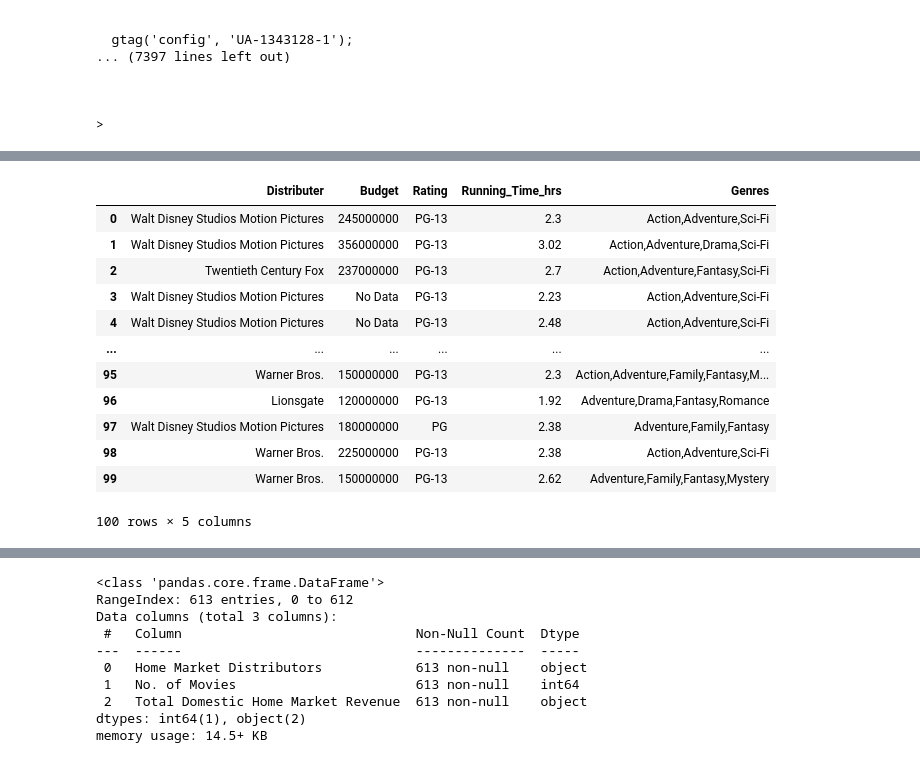
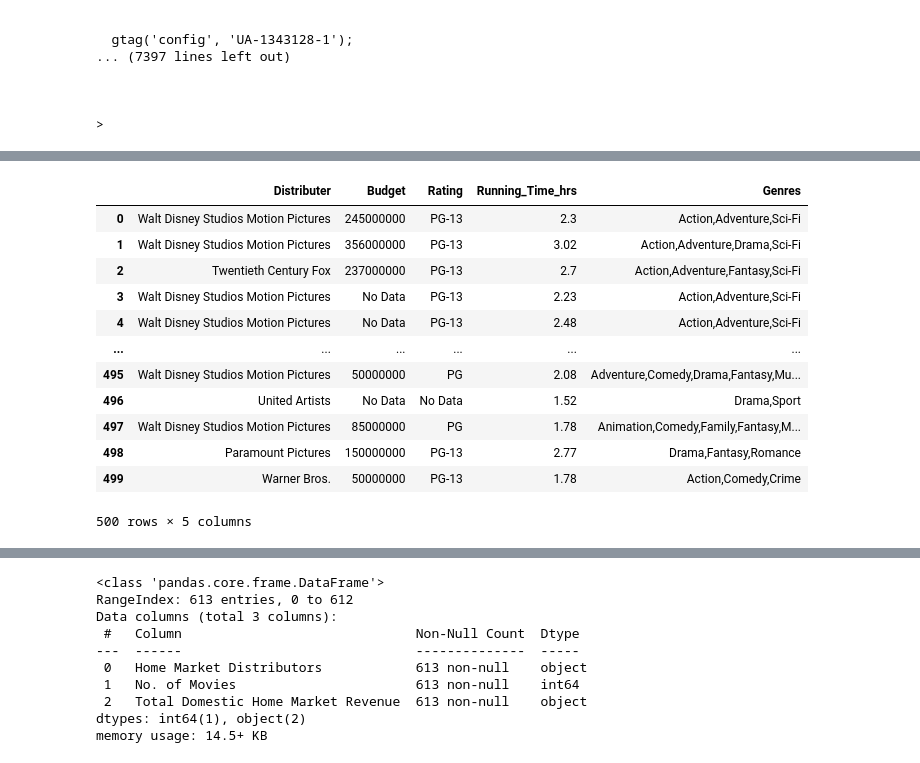
Before and after one commit to davebrown271/Microsoft-Movie-Analysis, a Jupyter notebook: movie_data.ipynb, the cells around one changed output, grey strips where cells are left out. Cells and saved outputs as stored; diff of their text form; code cells hidden in the pictures.

```diff
--- a/movie_data.ipynb
+++ b/movie_data.ipynb
@@ -113,0 +94,15 @@ df
+# %%
+url = 'https://www.boxofficemojo.com/chart/top_lifetime_gross/'
+base_url = 'https://www.boxofficemojo.com'
+df = pd.DataFrame()
+
+# Get HTML data for top 1000 grossing movies from Box Office Mojo
+for i in range(5):
+    html_page = requests.get(url)
+    soup = BeautifulSoup(html_page.content, 'html.parser')
+    fetched_data = get_table(soup)
+    if i < 4:
+        url = base_url + soup.findAll('li', class_='a-last')[0].find('a').attrs["href"]
+    df = df.append(fetched_data, ignore_index = True)
+
+df
@@ -143,7 +152,9 @@ def get_movie_data(url):
                 break
             if span.text == 'Running Time':
                 dur = spans[i+1].text.split() #imports duration as hours and minutes
-                duration = round(int(dur[0]) + int(dur[2])/60, 2) #converts to hours rounded to hundreths
+                if len(dur) == 2:
+                    dur.extend(['0','0'])
+                duration = round( (float(dur[0]) + float(dur[2])/60) , 2) #converts to hours rounded to hundreths
                 i+=1
                 break
             if span.text == 'Genres':
@@ -158,23 +169,23 @@ def get_movie_data(url):
 
     return df_movie
 # %%
-# loop to get data for first 100 movies
+# loop to get data from first 500 URLs from prior dataframe (broke this up due to timeout issues
 df2 = pd.DataFrame(columns = ['Distributer', 'Budget', 'Rating', 'Running_Time_hrs', 'Genres'])
-for url in df['URL'][:100]:
+for url in df['URL'][:500]:
     movie_data = get_movie_data(url)
     df2 = df2.append(movie_data, ignore_index=True)
 df2
 # %% [output]
 |  | Distributer | Budget | Rating | Running_Time_hrs | Genres |
 | 0 | Walt Disney Studios Motion Pictures | 245000000 | PG-13 | 2.3 | Action,Adventure,Sci-Fi |
 | 1 | Walt Disney Studios Motion Pictures | 356000000 | PG-13 | 3.02 | Action,Adventure,Drama,Sci-Fi |
 | 2 | Twentieth Century Fox | 237000000 | PG-13 | 2.7 | Action,Adventure,Fantasy,Sci-Fi |
 | 3 | Walt Disney Studios Motion Pictures | No Data | PG-13 | 2.23 | Action,Adventure,Sci-Fi |
 | 4 | Walt Disney Studios Motion Pictures | No Data | PG-13 | 2.48 | Action,Adventure,Sci-Fi |
 | ... | ... | ... | ... | ... | ... |
-| 95 | Warner Bros. | 150000000 | PG-13 | 2.3 | Action,Adventure,Family,Fantasy,M... |
-| 96 | Lionsgate | 120000000 | PG-13 | 1.92 | Adventure,Drama,Fantasy,Romance |
-| 97 | Walt Disney Studios Motion Pictures | 180000000 | PG | 2.38 | Adventure,Family,Fantasy |
-| 98 | Warner Bros. | 225000000 | PG-13 | 2.38 | Action,Adventure,Sci-Fi |
-| 99 | Warner Bros. | 150000000 | PG-13 | 2.62 | Adventure,Family,Fantasy,Mystery |
+| 495 | Walt Disney Studios Motion Pictures | 50000000 | PG | 2.08 | Adventure,Comedy,Drama,Fantasy,Mu... |
+| 496 | United Artists | No Data | No Data | 1.52 | Drama,Sport |
+| 497 | Walt Disney Studios Motion Pictures | 85000000 | PG | 1.78 | Animation,Comedy,Family,Fantasy,M... |
+| 498 | Paramount Pictures | 150000000 | PG-13 | 2.77 | Drama,Fantasy,Romance |
+| 499 | Warner Bros. | 50000000 | PG-13 | 1.78 | Action,Comedy,Crime |
-100 rows × 5 columns
+500 rows × 5 columns
```
Also changed, not shown: parts of 11 cells of this notebook, 1 other file.
